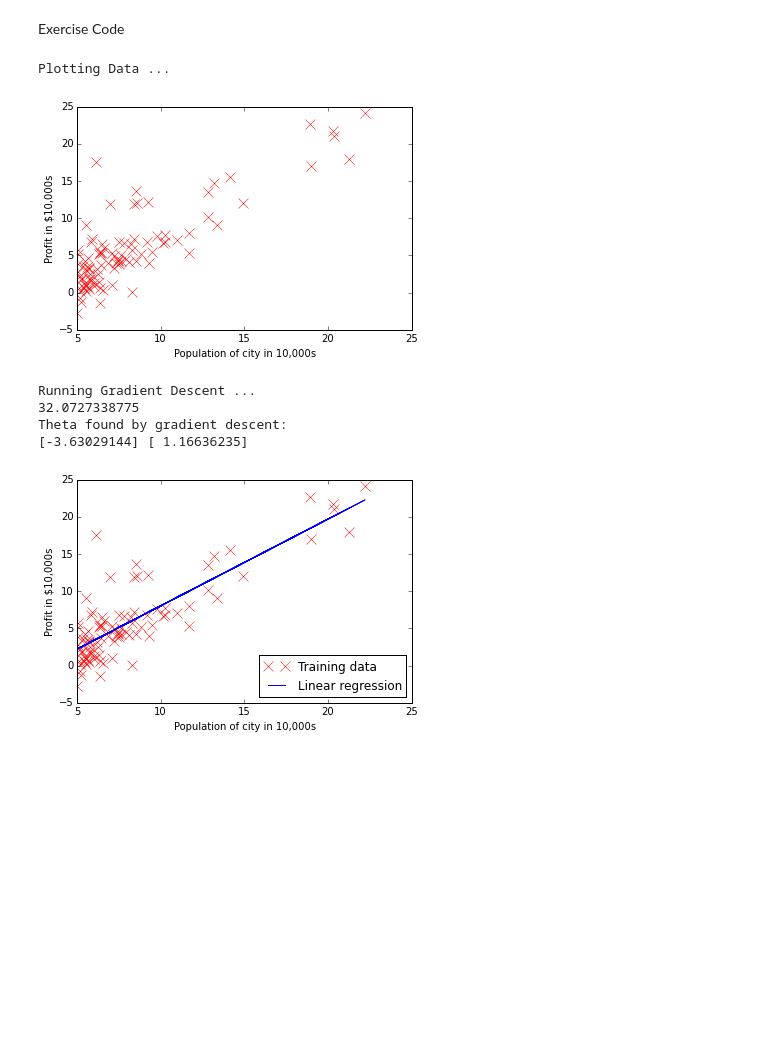
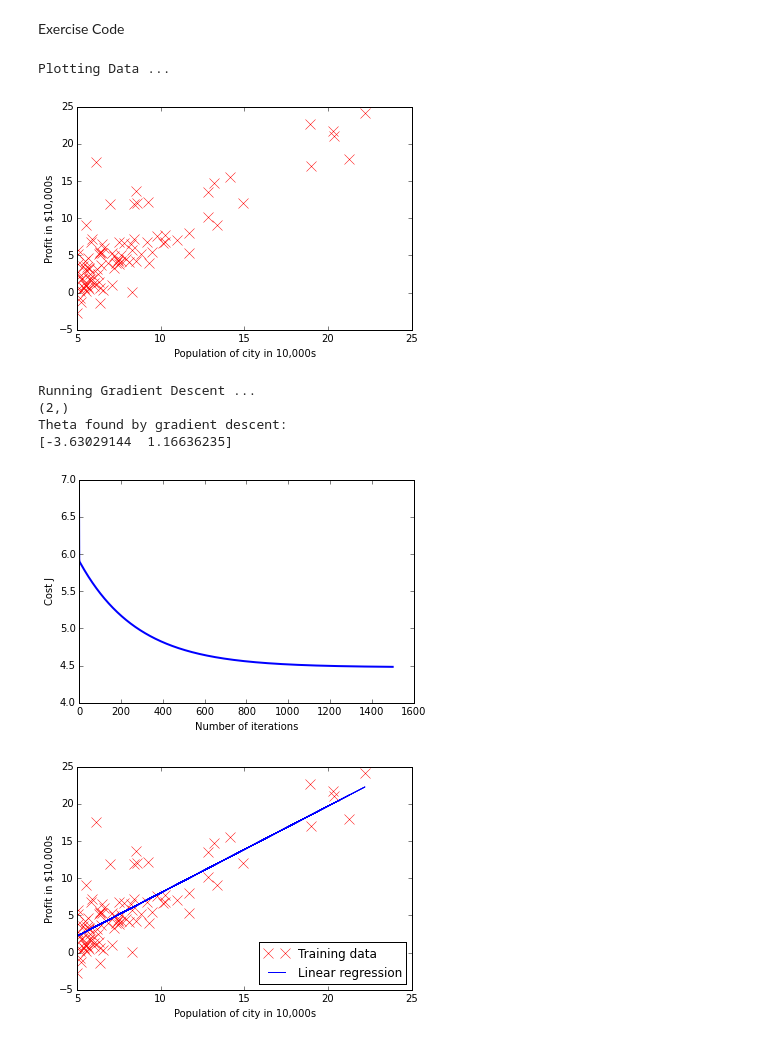
Before and after one commit to Ununtrium/ml-algos, a Jupyter notebook: coursera_exercises/ex1.ipynb, the cells around one changed output. Cells and saved outputs as stored; diff of their text form; code cells hidden in the pictures; blank space fills up the shorter version.

```diff
--- a/coursera_exercises/ex1.ipynb
+++ b/coursera_exercises/ex1.ipynb
@@ -15,65 +18,73 @@ def computeCost(X, y, theta):
     diff = np.dot(X, theta).reshape(-1) - y
     return np.vdot(diff, diff) / (2 * m)
 # %%
-def gradientDescent(X, y, theta, alpha, num_iters):
+def gradientDescent(X, y, alpha, num_iters):
     m = y.size
     J_history = np.zeros(num_iters)
+    theta = np.zeros(X.shape[1]) # initialize fitting parameters
 
-    for idx in np.nditer(J_history, op_flags=['readwrite']):
+    for idx in xrange(num_iters): # np.nditer(J_history, op_flags=['readwrite']):
         '''
         Instructions: Perform a single gradient step on the parameter vector
                       theta.
+
 
         Hint: While debugging, it can be useful to print out the values
               of the cost function (computeCost) and gradient here.
         '''
         diff = (np.dot(X, theta).reshape(-1) - y).reshape((m,1))
-        theta = theta - (alpha/m) * np.dot(diff.T, X).T
+        theta = theta - (alpha/m) * np.dot(X.T, diff).reshape(-1) # np.dot(diff.T, X).T
 
         # Save the cost J in every iteration
-        idx = computeCost(X, y, theta)
+        J_history[idx] = computeCost(X, y, theta)
 
-    return theta
+    return theta, J_history
 # %% [markdown]
 Exercise Code
 # %%
 print 'Plotting Data ...'
 data = np.loadtxt('datasets/ex1data1.txt', delimiter=',')
 X = data[:, 0]
 y = data[:, 1]
 m = y.size # number of training examples
 
 plt.plot(X, y, 'rx', markersize=10)
 plt.ylabel('Profit in $10,000s')
 plt.xlabel('Population of city in 10,000s')
 plt.show()
+
+print 'Running Gradient Descent ...'
+
+X = (np.vstack((np.ones(m), X))).T # add ones, and transpose to (m by 2)
+#theta = np.zeros((2, 1)) # initialize fitting parameters
+
+# Some gradient descent settings
+iterations = 1500
+alpha = 0.01
+
+# compute and display initial cost
+#print computeCost(X, y, theta)
+
+# run gradient descent
+theta, J_history = gradientDescent(X, y, alpha, iterations)
+
+# print theta to screen
+print 'Theta found by gradient descent: '
+print theta
+
+# Plot the convergence graph
+plt.xlabel('Number of iterations')
+plt.ylabel('Cost J')
+plt.plot(xrange(iterations), J_history, '-b', linewidth=2);
+plt.show()
 # %% [output]
 Plotting Data ...
 [figure]
+Running Gradient Descent ...
+(2,)
+Theta found by gradient descent:
+[-3.63029144  1.16636235]
+[figure, added]
-# %%
-print 'Running Gradient Descent ...'
-
-X = (np.vstack((np.ones(m), X))).T # add ones, and transpose to (m by 2)
-theta = np.zeros((2, 1)) # initialize fitting parameters
-
-# Some gradient descent settings
-iterations = 1500
-alpha = 0.01
-
-# compute and display initial cost
-print computeCost(X, y, theta)
-
-# run gradient descent
-theta = gradientDescent(X, y, theta, alpha, iterations)
-
-# print theta to screen
-print 'Theta found by gradient descent: '
-print theta[0], theta[1]
-# %% [output]
-Running Gradient Descent ...
-32.0727338775
-Theta found by gradient descent:
-[-3.63029144] [ 1.16636235]
 # %%
 # Plot the linear fit
 plt.ylabel('Profit in $10,000s')
```
Also changed, not shown: parts of 8 cells of this notebook.
